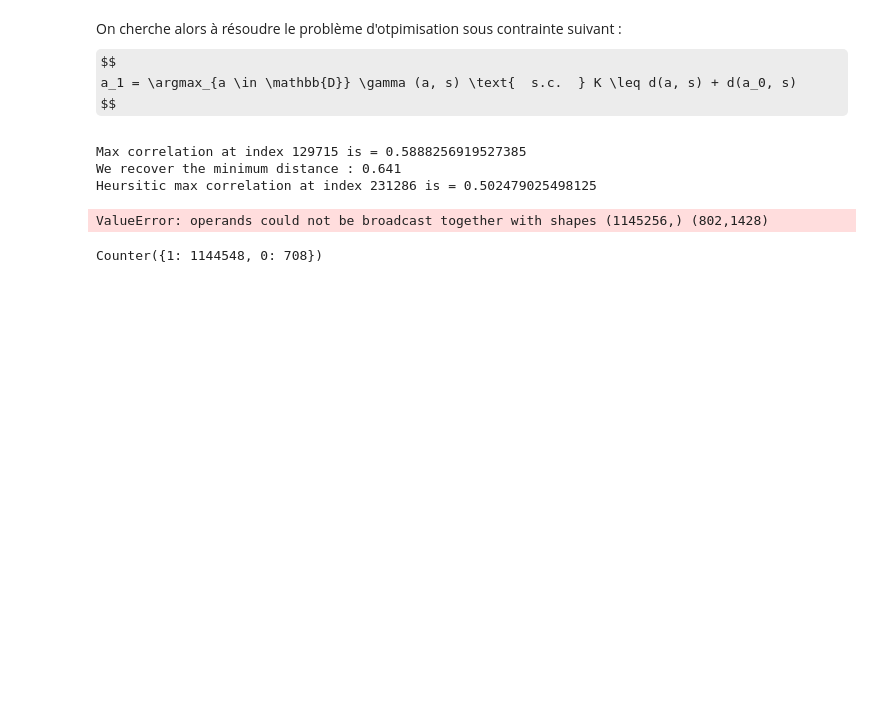
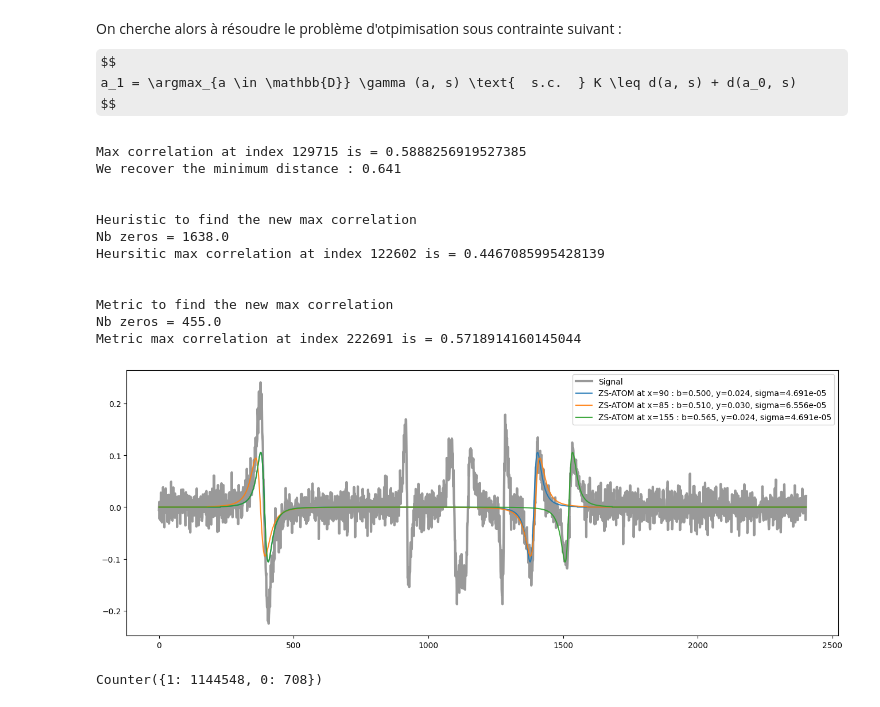
Before and after one commit to yanisgomes/csc, a Jupyter notebook: examples/test_mmp_threshold copy.ipynb, the cells around one changed output. Drawn from its saved outputs; the diff is of its cells as text; code cells hidden in the pictures; some formulas as TeX source; blank space fills up the shorter version.

Commit message:
heuristic commit

```diff
--- a/examples/test_mmp_threshold copy.ipynb
+++ b/examples/test_mmp_threshold copy.ipynb
@@ -228,6 +228,11 @@ On cherche alors à résoudre le problème d'otpimisation sous contrainte suivan
 $$
 a_1 = \argmax_{a \in \mathbb{D}} \gamma (a, s) \text{  s.c.  } K \leq d(a, s) + d(a_0, s)
 $$
+# %%
+def selectivity(bin_mask:np.ndarray) -> float:
+    bin_counter = Counter(bin_mask)
+    nb_zeros = bin_counter[0]
+    return nb_zeros
 # %%
 # Compute the correlations and their argmax
 all_correlations_signal = dictionary.computeCorrelations(signal_dict['signal'])/np.linalg.norm(signal_dict['signal'])
@@ -242,44 +247,56 @@ min_dist_signal = all_distances_signal.flatten()[max_corr_idx]
 print('We recover the minimum distance : {:.3f}'.format(min_dist_signal))
 
 # Compute the heuristic to find the new max correlation
-proximity_threshold = 1.05
+proximity_threshold = 1.08
 heuristics = all_distances_signal + min_dist_signal
 mask1 = (heuristics >= 2*min_dist_signal*proximity_threshold).astype(int)
 masked_correlations = all_correlations_signal.flatten() * mask1
 heuristic_max_corr_idx = masked_correlations.argmax()
+print('\n\nHeuristic to find the new max correlation')
+print('Nb zeros = {:.1f}'.format(selectivity(mask1)))
 print('Heursitic max correlation at index {} is = {}'.format(heuristic_max_corr_idx, all_correlations_signal.flatten()[heuristic_max_corr_idx]))
 
-
-# Compute the heuristic to find the new max correlation
+# Compute the metric to find the new max correlation
 all_correlations_max_corr = dictionary.computeCorrelations(max_corr_signal)/np.linalg.norm(max_corr_signal)
     #all_distances_max_corr = np.sqrt(1-np.abs(all_correlations_max_corr.flatten()))
-similarity_threshold = 0.9
-mask2 = (all_correlations_max_corr >= 0.8).astype(int)
+similarity_threshold = 0.8
+mask2 = (all_correlations_max_corr.flatten() <= similarity_threshold).astype(int)
 masked_correlations = all_correlations_signal.flatten() * mask2
 metric_max_corr_idx = masked_correlations.argmax()
+print('\n\nMetric to find the new max correlation')
+print('Nb zeros = {:.1f}'.format(selectivity(mask2)))
 print('Metric max correlation at index {} is = {}'.format(metric_max_corr_idx, all_correlations_signal.flatten()[metric_max_corr_idx]))
 
 selected_idx = [max_corr_idx, heuristic_max_corr_idx, metric_max_corr_idx]
 
 # Unravel the index to get the position and the atom
 positions_idx, atoms_idx = np.unravel_index(
     selected_idx,
     shape=activation_mask.reshape(-1, nb_atoms).shape,
 )
 
 fig, axs = plt.subplots(1, 1, figsize=(16, 6), sharex=True)
 axs.plot(signal_dict['signal'], label='Signal', color='k', lw=3, alpha=0.4)
 for position_idx, atom_idx in zip(positions_idx, atoms_idx):
     zs_atom = dictionary.getAtoms()[atom_idx]
     label = 'ZS-ATOM at x={} : {}'.format(position_idx, str(zs_atom))
     axs.plot(zs_atom.getAtomInSignal(signal_length=signal_length, offset=position_idx), label=label, alpha=0.9)
 axs.legend()
 plt.show()
 # %% [output]
 Max correlation at index 129715 is = 0.5888256919527385
 We recover the minimum distance : 0.641
-Heursitic max correlation at index 231286 is = 0.502479025498125
+
+
+Heuristic to find the new max correlation
+Nb zeros = 1638.0
+Heursitic max correlation at index 122602 is = 0.4467085995428139
+
+
+Metric to find the new max correlation
+Nb zeros = 455.0
+Metric max correlation at index 222691 is = 0.5718914160145044
-ValueError: operands could not be broadcast together with shapes (1145256,) (802,1428)
+[figure, added]
 # %%
 # Compute the distances from the correlations
 all_correlations = dictionary.computeCorrelations(signal_dict['signal'])/np.linalg.norm(signal_dict['signal'])
```
Also changed, not shown: parts of 1 cell of this notebook.
